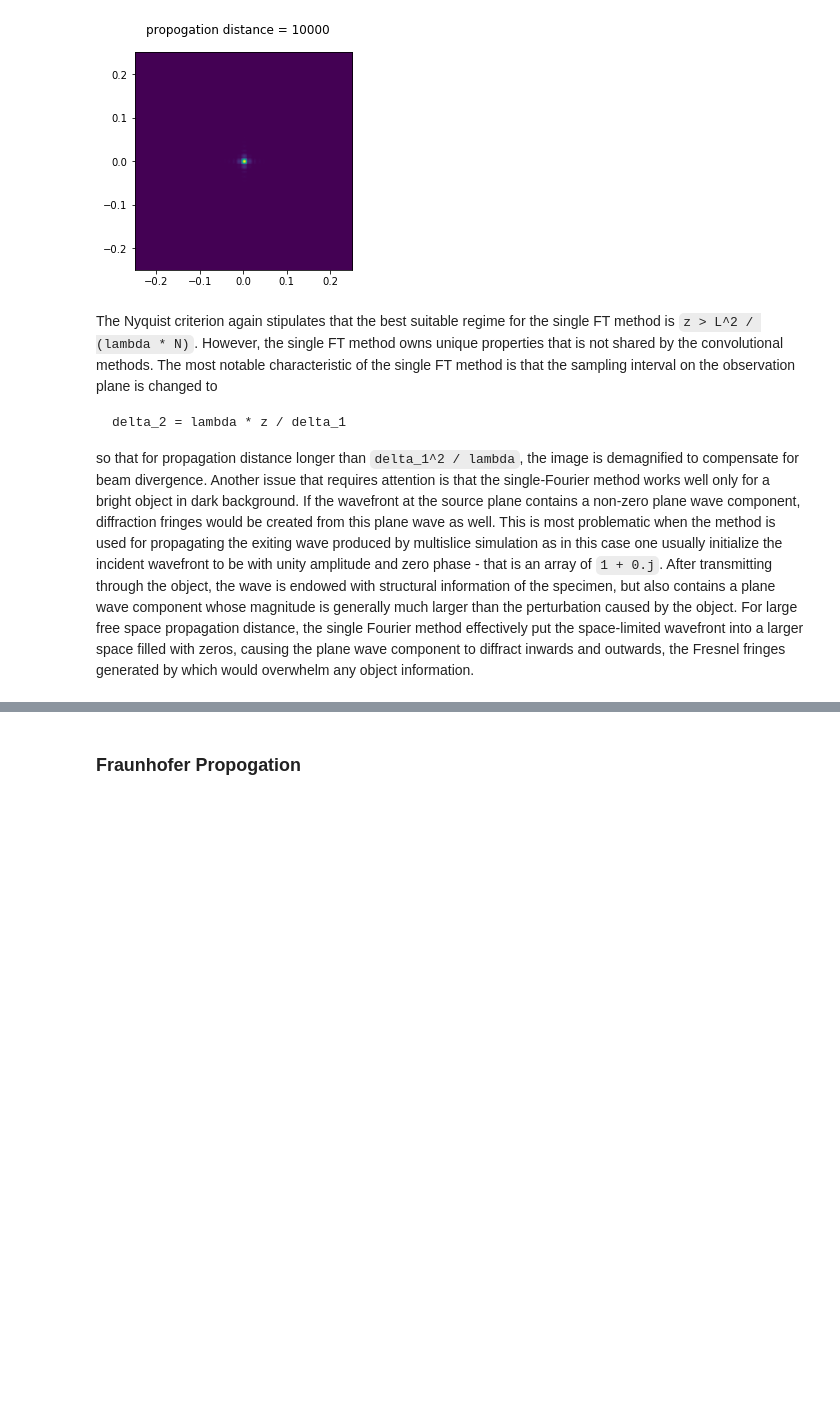
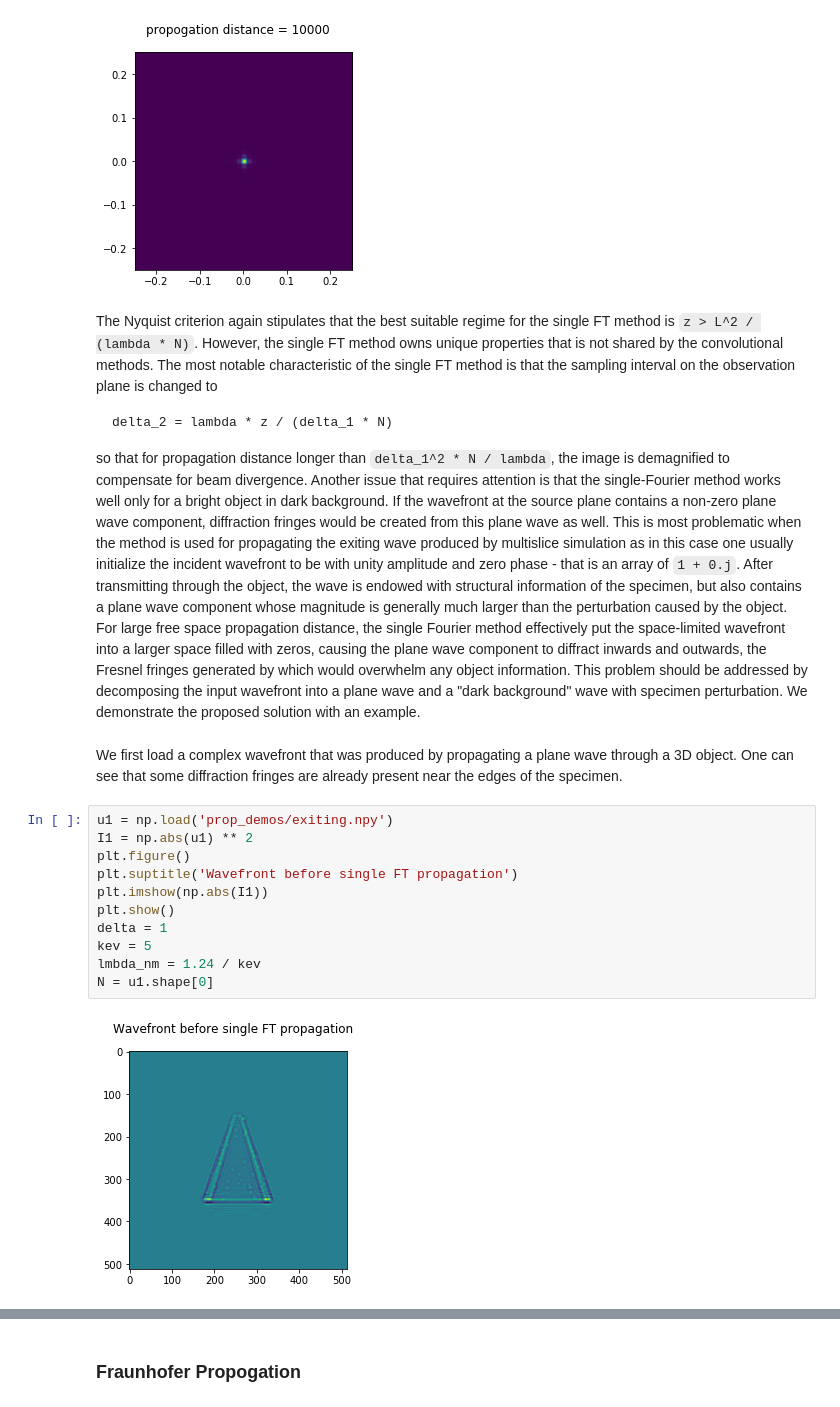
Before and after one commit to mdw771/adorym, a Jupyter notebook: simulation/wave_prop_overview.ipynb, the cells around one changed output, grey strips where cells are left out. Drawn from its saved outputs; the diff is of its cells as text; blank space fills up the shorter version.

Commit message:
1ft demo

````diff
--- a/simulation/wave_prop_overview.ipynb
+++ b/simulation/wave_prop_overview.ipynb
@@ -211,7 +211,22 @@ plt.show()
 # %% [markdown]
 The Nyquist criterion again stipulates that the best suitable regime for the single FT method is `z > L^2 / (lambda * N)`. However, the single FT method owns unique properties that is not shared by the convolutional methods. The most notable characteristic of the single FT method is that the sampling interval on the observation plane is changed to
 ```
-delta_2 = lambda * z / delta_1
+delta_2 = lambda * z / (delta_1 * N)
 ```
-so that for propagation distance longer than `delta_1^2 / lambda`, the image is demagnified to compensate for beam divergence.
-Another issue that requires attention is that the single-Fourier method works well only for a bright object in dark background. If the wavefront at the source plane contains a non-zero plane wave component, diffraction fringes would be created from this plane wave as well. This is most problematic when the method is used for propagating the exiting wave produced by multislice simulation as in this case one usually initialize the incident wavefront to be with unity amplitude and zero phase - that is an array of `1 + 0.j`. After transmitting through the object, the wave is endowed with structural information of the specimen, but also contains a plane wave component whose magnitude is generally much larger than the perturbation caused by the object. For large free space propagation distance, the single Fourier method effectively put the space-limited wavefront into a larger space filled with zeros, causing the plane wave component to diffract inwards and outwards, the Fresnel fringes generated by which would overwhelm any object information.
+so that for propagation distance longer than `delta_1^2 * N / lambda`, the image is demagnified to compensate for beam divergence.
+Another issue that requires attention is that the single-Fourier method works well only for a bright object in dark background. If the wavefront at the source plane contains a non-zero plane wave component, diffraction fringes would be created from this plane wave as well. This is most problematic when the method is used for propagating the exiting wave produced by multislice simulation as in this case one usually initialize the incident wavefront to be with unity amplitude and zero phase - that is an array of `1 + 0.j`. After transmitting through the object, the wave is endowed with structural information of the specimen, but also contains a plane wave component whose magnitude is generally much larger than the perturbation caused by the object. For large free space propagation distance, the single Fourier method effectively put the space-limited wavefront into a larger space filled with zeros, causing the plane wave component to diffract inwards and outwards, the Fresnel fringes generated by which would overwhelm any object information. This problem should be addressed by decomposing the input wavefront into a plane wave and a "dark background" wave with specimen perturbation. We demonstrate the proposed solution with an example.
+# %% [markdown]
+We first load a complex wavefront that was produced by propagating a plane wave through a 3D object. One can see that some diffraction fringes are already present near the edges of the specimen.
+# %%
+u1 = np.load('prop_demos/exiting.npy')
+I1 = np.abs(u1) ** 2
+plt.figure()
+plt.suptitle('Wavefront before single FT propagation')
+plt.imshow(np.abs(I1))
+plt.show()
+delta = 1
+kev = 5
+lmbda_nm = 1.24 / kev
+N = u1.shape[0]
+# %% [output]
+[figure, added]
````
Also changed, not shown: parts of 8 cells of this notebook, 5 other files.
